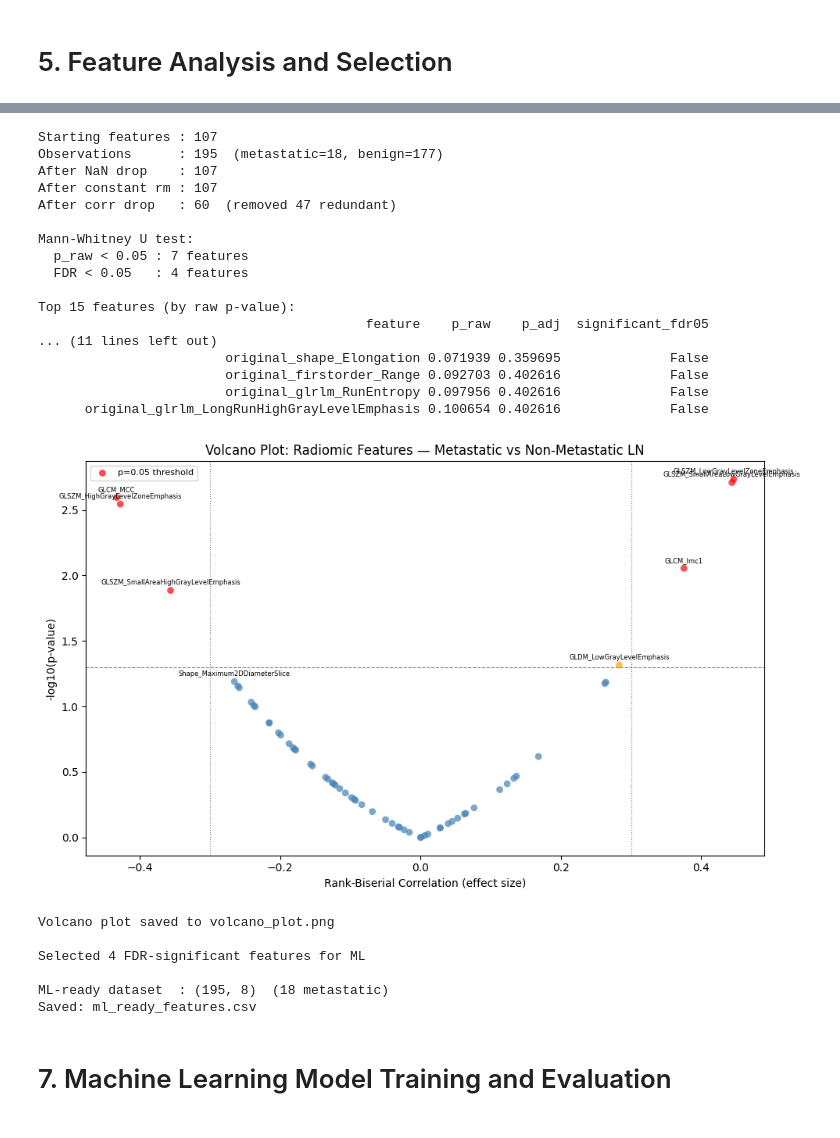
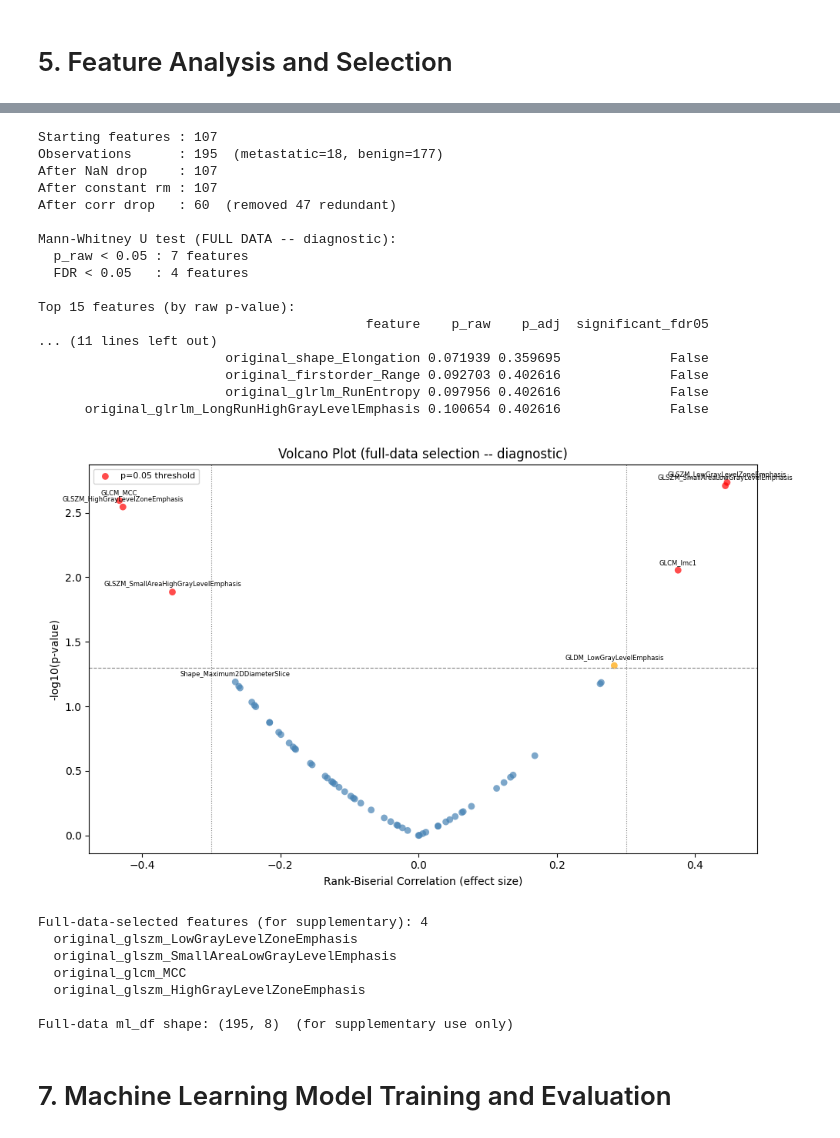
Before and after one commit to ANI-ML/SLN_ML, a Jupyter notebook: radiomics.ipynb, the cells around one changed output, grey strips where cells are left out. Cells and saved outputs as stored; diff of their text form; code cells hidden in the pictures.

```diff
--- a/radiomics.ipynb
+++ b/radiomics.ipynb
@@ -1321,6 +1356,12 @@ Successfully installed patsy-1.0.2 statsmodels-0.14.6
 # %%
 # ============================================================
-# BLOCK D: Feature Analysis & Selection
+# BLOCK D: Full-Data Feature Selection -- DIAGNOSTIC ONLY
+# ============================================================
+# IMPORTANT: This is the "optimistic" full-data pipeline, kept
+# for reporting in the supplementary material (to allow direct
+# comparison with the nested-CV primary analysis in Block F).
+# DO NOT use `selected_features` from this cell for training.
+# Block F performs its own per-fold selection from scratch.
 # ============================================================
 
 import pandas as pd
@@ -1330,11 +1371,11 @@ from scipy import stats
 from statsmodels.stats.multitest import multipletests
 from pathlib import Path
 
-# ── Column definitions ─────────────────────────────────────
+# -- Column definitions ------------------------------------
 ID_COLS   = ["patient_id", "ln_site", "ln_label"]
 LABEL_COL = "metastatic"
 
-# ── Load features ──────────────────────────────────────────
+# -- Load features -----------------------------------------
 if "features_df" not in globals():
     features_df = pd.read_csv("radiomics_features.csv")
     print(f"Loaded {len(features_df)} observations from CSV")
@@ -1347,26 +1388,26 @@ y     = features_df[LABEL_COL].astype(int)
 print(f"Starting features : {X_raw.shape[1]}")
 print(f"Observations      : {len(y)}  (metastatic={y.sum()}, benign={len(y)-y.sum()})")
 
-# ── Step 1: Drop non-numeric / high-NaN columns ────────────
+# -- Step 1: Drop non-numeric / high-NaN columns -----------
 X_raw = X_raw.apply(pd.to_numeric, errors="coerce")
 nan_frac = X_raw.isna().mean()
 X = X_raw.loc[:, nan_frac < 0.20].copy()
 X = X.fillna(X.median())
 print(f"After NaN drop    : {X.shape[1]}")
 
-# ── Step 2: Remove constant / near-constant features ───────
+# -- Step 2: Remove constant / near-constant features ------
 stds = X.std()
 X = X.loc[:, stds > 1e-6]
 print(f"After constant rm : {X.shape[1]}")
 
-# ── Step 3: Remove highly correlated features (|r| > 0.95) ─
+# -- Step 3: Remove highly correlated features (|r| > 0.95)
 corr_matrix = X.corr(method="spearman").abs()
 upper = corr_matrix.where(np.triu(np.ones(corr_matrix.shape), k=1).astype(bool))
 to_drop_corr = [col for col in upper.columns if any(upper[col] > 0.95)]
 X = X.drop(columns=to_drop_corr)
 print(f"After corr drop   : {X.shape[1]}  (removed {len(to_drop_corr)} redundant)")
 
-# ── Step 4: Mann-Whitney U test per feature ─────────────────
+# -- Step 4: Mann-Whitney U test per feature ---------------
 meta_mask   = y == 1
 benign_mask = y == 0
 X_meta   = X.loc[meta_mask]
@@ -1377,24 +1418,23 @@ for col in X.columns:
     _, p = stats.mannwhitneyu(X_meta[col], X_benign[col], alternative="two-sided")
     pvals.append(p)
 
-# FDR correction (Benjamini-Hochberg)
 reject, pvals_adj, _, _ = multipletests(pvals, method="fdr_bh")
 mwu_df = pd.DataFrame({
-    "feature":          X.columns,
-    "p_raw":            pvals,
-    "p_adj":            pvals_adj,
+    "feature":           X.columns,
+    "p_raw":             pvals,
+    "p_adj":             pvals_adj,
     "significant_fdr05": reject,
 }).sort_values("p_raw").reset_index(drop=True)
 
 n_sig_raw = (mwu_df["p_raw"] < 0.05).sum()
 n_sig_fdr = mwu_df["significant_fdr05"].sum()
-print(f"\nMann-Whitney U test:")
+print(f"\nMann-Whitney U test (FULL DATA -- diagnostic):")
 print(f"  p_raw < 0.05 : {n_sig_raw} features")
 print(f"  FDR < 0.05   : {n_sig_fdr} features")
 print("\nTop 15 features (by raw p-value):")
 print(mwu_df.head(15)[["feature", "p_raw", "p_adj", "significant_fdr05"]].to_string(index=False))
 
-# ── Step 5: Effect size (rank-biserial correlation) ─────────
+# -- Step 5: Effect size (rank-biserial correlation) --------
 def rank_biserial(a, b):
     na, nb = len(a), len(b)
     u, _ = stats.mannwhitneyu(a, b, alternative="two-sided")
@@ -1405,7 +1445,10 @@ mwu_df["effect_size"] = [
     for c in mwu_df["feature"]
 ]
 
-# ── Step 6: Volcano plot ────────────────────────────────────
+# Save for supplementary table
+mwu_df.to_csv("full_data_feature_selection.csv", index=False)
+
+# -- Step 6: Volcano plot ----------------------------------
 fig, ax = plt.subplots(figsize=(10, 6))
 log_p = -np.log10(mwu_df["p_raw"].clip(lower=1e-10))
 es    = mwu_df["effect_size"]
@@ -1420,9 +1463,8 @@ ax.axvline( 0.3, color="gray", linestyle=":", linewidth=0.8)
 ax.axvline(-0.3, color="gray", linestyle=":", linewidth=0.8)
 ax.set_xlabel("Rank-Biserial Correlation (effect size)")
 ax.set_ylabel("-log10(p-value)")
-ax.set_title("Volcano Plot: Radiomic Features — Metastatic vs Non-Metastatic LN")
+ax.set_title("Volcano Plot (full-data selection -- diagnostic)")
 
-# Label top 8 features
 for _, row in mwu_df.head(8).iterrows():
     short = (row["feature"]
              .replace("original_", "")
@@ -1440,54 +1482,54 @@ for _, row in mwu_df.head(8).iterrows():
 ax.legend(["p=0.05 threshold"], fontsize=8)
 plt.tight_layout()
 plt.savefig("volcano_plot.png", dpi=150)
 plt.show()
-print("Volcano plot saved to volcano_plot.png")
 
-# ── Step 7: Select features for ML ─────────────────────────
-# Use FDR-significant features if ≥3 exist, otherwise top 30 by raw p-value
+# -- Step 7: Save diagnostic-selected features (supplementary only) --
 if n_sig_fdr >= 3:
-    selected_features = mwu_df.loc[mwu_df["significant_fdr05"], "feature"].tolist()
-    print(f"\nSelected {len(selected_features)} FDR-significant features for ML")
+    fulldata_selected = mwu_df.loc[mwu_df["significant_fdr05"], "feature"].tolist()
 else:
     n_top = min(30, len(mwu_df))
-    selected_features = mwu_df.head(n_top)["feature"].tolist()
-    print(f"\nFew FDR-significant features (n={n_sig_fdr}). Using top {n_top} by raw p-value.")
+    fulldata_selected = mwu_df.head(n_top)["feature"].tolist()
 
-# ── Build final ML-ready DataFrame ─────────────────────────
+print(f"\nFull-data-selected features (for supplementary): {len(fulldata_selected)}")
+for f in fulldata_selected:
+    print(f"  {f}")
+
+# Build a ml_df using full-data selection so Block E (70/30 split) can run
+# for the supplementary comparison -- this DOES NOT affect Block F nested CV
 ml_df = pd.concat([
     features_df[ID_COLS].reset_index(drop=True),
-    X[selected_features].reset_index(drop=True),
+    X[fulldata_selected].reset_index(drop=True),
     y.reset_index(drop=True).rename(LABEL_COL)
 ], axis=1)
-
-print(f"\nML-ready dataset  : {ml_df.shape}  ({ml_df[LABEL_COL].sum()} metastatic)")
-ml_df.to_csv("ml_ready_features.csv", index=False)
-print("Saved: ml_ready_features.csv")
+ml_df.to_csv("ml_ready_features_FULLDATA_SELECT.csv", index=False)
+print(f"\nFull-data ml_df shape: {ml_df.shape}  (for supplementary use only)")
 # %% [output]
 Starting features : 107
 Observations      : 195  (metastatic=18, benign=177)
 After NaN drop    : 107
 After constant rm : 107
 After corr drop   : 60  (removed 47 redundant)
 
-Mann-Whitney U test:
+Mann-Whitney U test (FULL DATA -- diagnostic):
   p_raw < 0.05 : 7 features
   FDR < 0.05   : 4 features
 
 Top 15 features (by raw p-value):
                                           feature    p_raw    p_adj  significant_fdr05
 ... (11 lines left out)
                         original_shape_Elongation 0.071939 0.359695              False
                         original_firstorder_Range 0.092703 0.402616              False
                         original_glrlm_RunEntropy 0.097956 0.402616              False
       original_glrlm_LongRunHighGrayLevelEmphasis 0.100654 0.402616              False
-[figure, old version]
+[figure, new version]
-Volcano plot saved to volcano_plot.png
+Full-data-selected features (for supplementary): 4
+  original_glszm_LowGrayLevelZoneEmphasis
+  original_glszm_SmallAreaLowGrayLevelEmphasis
+  original_glcm_MCC
+  original_glszm_HighGrayLevelZoneEmphasis
 
-Selected 4 FDR-significant features for ML
-
-ML-ready dataset  : (195, 8)  (18 metastatic)
-Saved: ml_ready_features.csv
+Full-data ml_df shape: (195, 8)  (for supplementary use only)
 # %% [markdown]
 # 7. Machine Learning Model Training and Evaluation
 # %%
```
Also changed, not shown: parts of 22 cells of this notebook, 1 other file.
